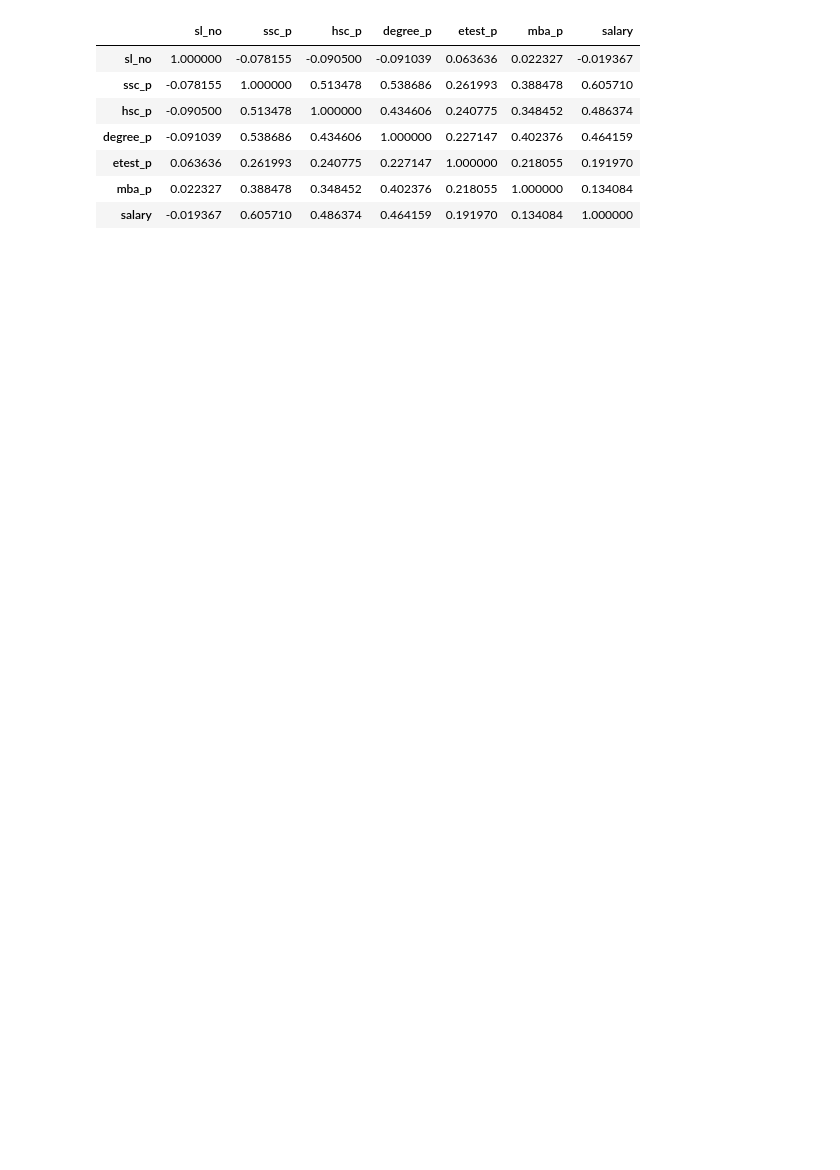
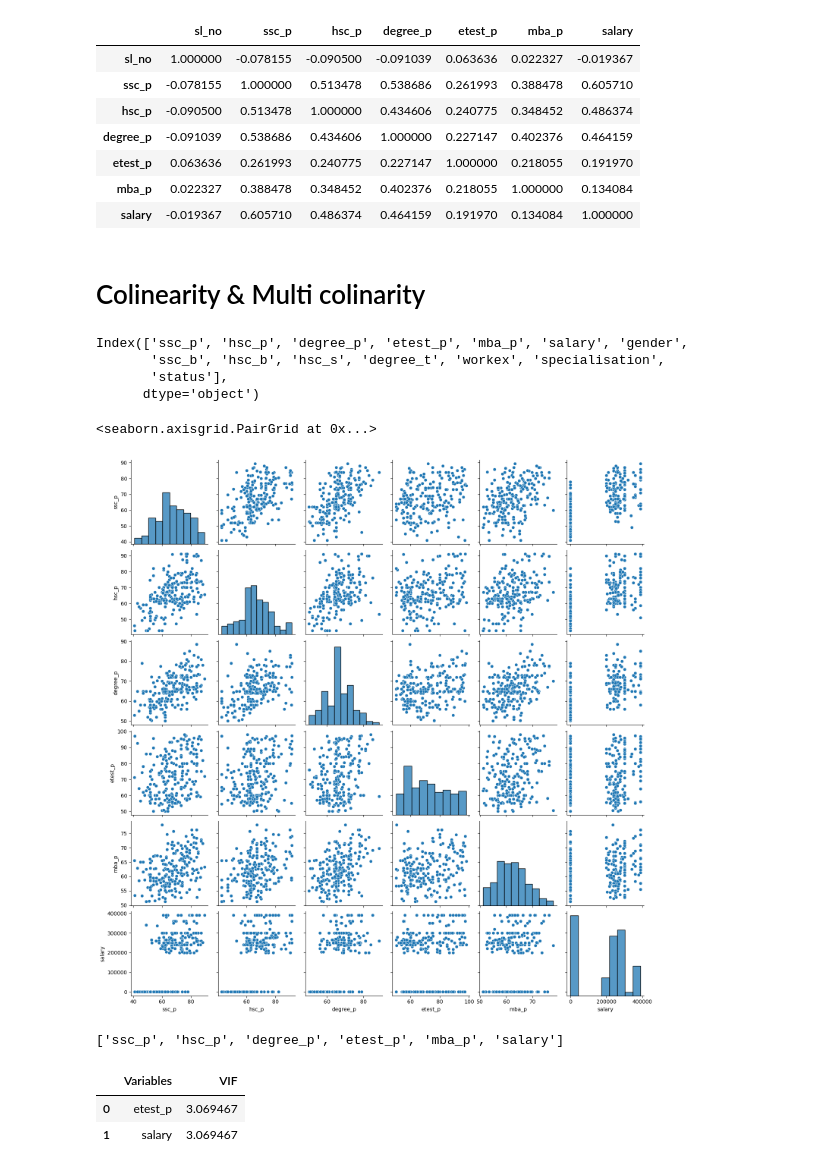
Before and after one commit to JayachandraPrabha/3.Data-Science, a Jupyter notebook: covariance-correlation.ipynb, the cells around one changed output. Drawn from its saved outputs; the diff is of its cells as text; code cells hidden in the pictures; blank space fills up the shorter version.

```diff
--- a/covariance-correlation.ipynb
+++ b/covariance-correlation.ipynb
@@ -113,0 +114,11 @@ dataset[quan].corr()
+# %% [markdown]
+# Colinearity & Multi colinarity
+# %%
+dataset.drop('sl_no',inplace=True,axis=1)
+# %%
+dataset.columns
+# %% [output]
+Index(['ssc_p', 'hsc_p', 'degree_p', 'etest_p', 'mba_p', 'salary', 'gender',
+       'ssc_b', 'hsc_b', 'hsc_s', 'degree_t', 'workex', 'specialisation',
+       'status'],
+      dtype='object')
@@ -113,0 +127,5 @@ dataset[quan].corr()
+# %%
+sns.pairplot(dataset)
+# %% [output]
+<seaborn.axisgrid.PairGrid at 0x...>
+[figure, added]
@@ -113,0 +141,4 @@ dataset[quan].corr()
+# %%
+quan
+# %% [output]
+['ssc_p', 'hsc_p', 'degree_p', 'etest_p', 'mba_p', 'salary']
@@ -113,0 +156,7 @@ dataset[quan].corr()
+# %%
+# cal_vif(dataset[['ssc_p', 'hsc_p', 'degree_p', 'etest_p', 'mba_p', 'salary']])
+cal_vif(dataset[['etest_p','salary']])
+# %% [output]
+|  | Variables | VIF |
+| 0 | etest_p | 3.069467 |
+| 1 | salary | 3.069467 |
```
Also changed, not shown: parts of 4 cells of this notebook, 1 other file.
